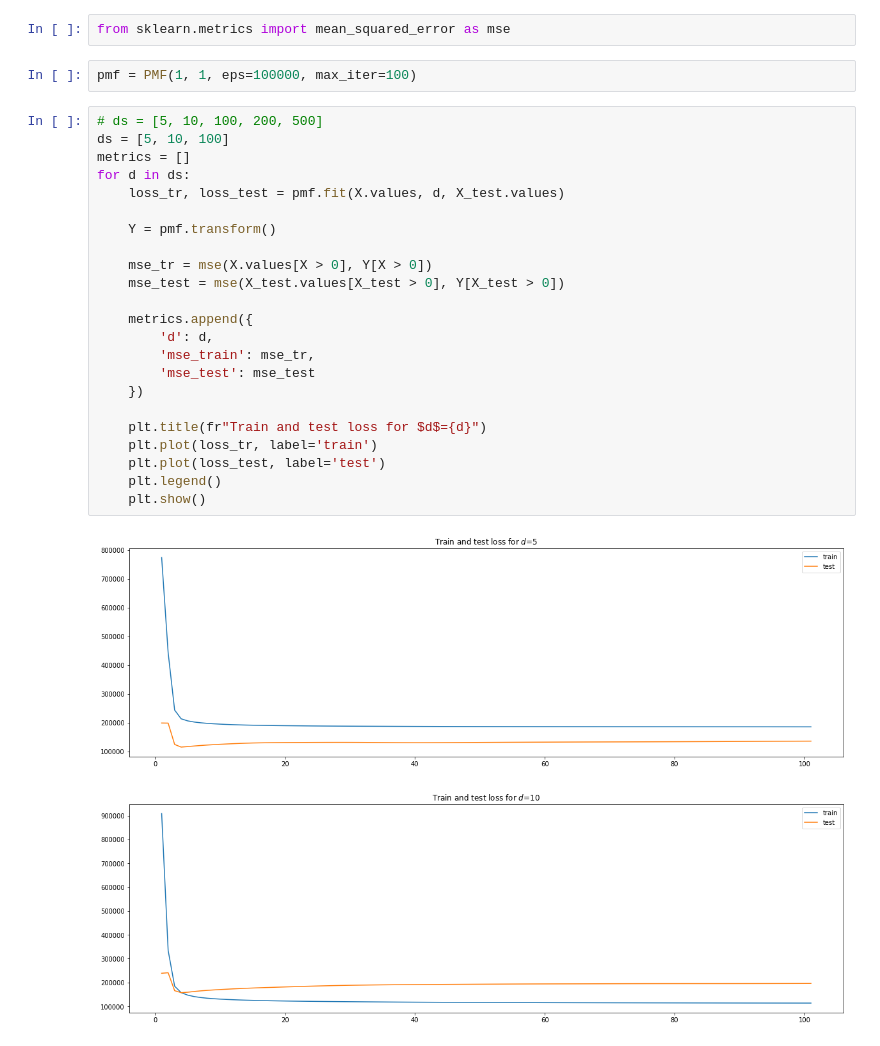
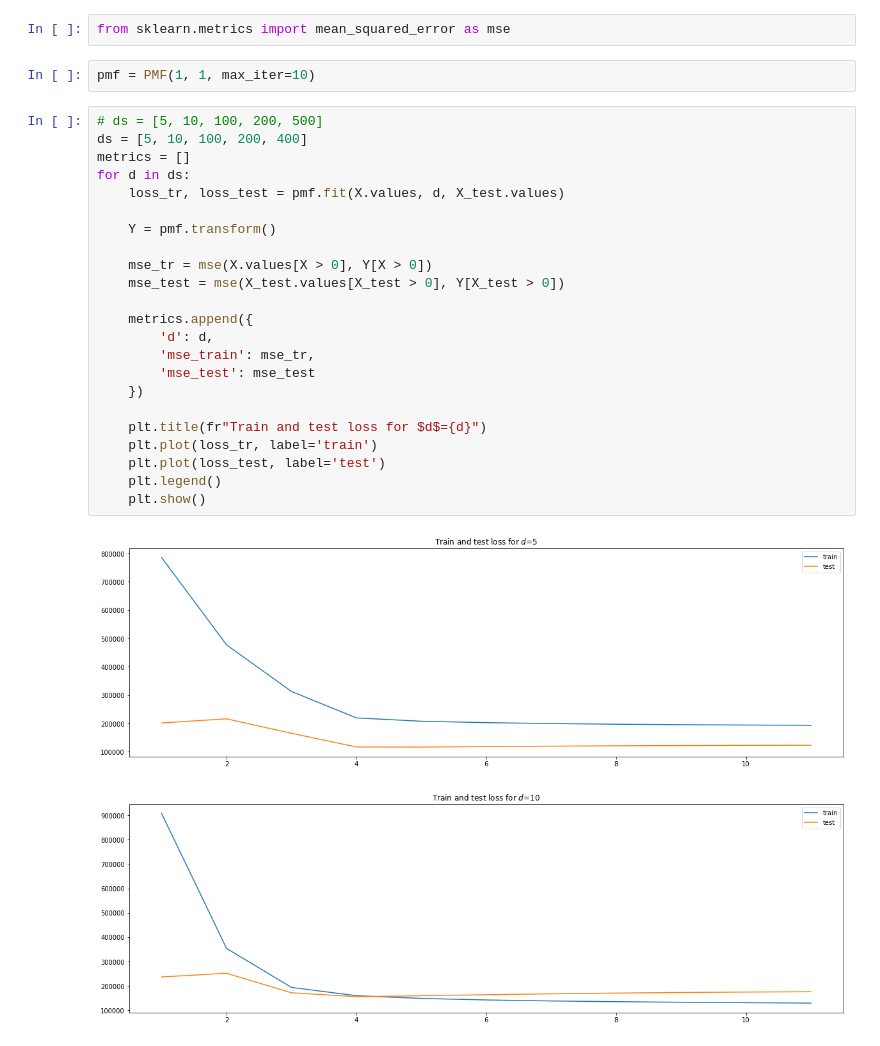
Before and after one commit to EvgeniyAzarov/ml-course, a Jupyter notebook: lab3/lab3.ipynb, the cells around one changed output. Drawn from its saved outputs; the diff is of its cells as text.

```diff
--- a/lab3/lab3.ipynb
+++ b/lab3/lab3.ipynb
@@ -346,30 +346,30 @@ X.size
 # %%
 from sklearn.metrics import mean_squared_error as mse
 # %%
-pmf = PMF(1, 1, eps=100000, max_iter=100)
+pmf = PMF(1, 1, max_iter=10)
 # %%
 # ds = [5, 10, 100, 200, 500]
-ds = [5, 10, 100]
+ds = [5, 10, 100, 200, 400]
 metrics = []
 for d in ds:
     loss_tr, loss_test = pmf.fit(X.values, d, X_test.values)
 
     Y = pmf.transform()
 
     mse_tr = mse(X.values[X > 0], Y[X > 0])
     mse_test = mse(X_test.values[X_test > 0], Y[X_test > 0])
 
     metrics.append({
         'd': d,
         'mse_train': mse_tr,
         'mse_test': mse_test
     })
 
     plt.title(fr"Train and test loss for $d$={d}")
     plt.plot(loss_tr, label='train')
     plt.plot(loss_test, label='test')
     plt.legend()
     plt.show()
 # %% [output]
-[figure, old version]
+[figure, new version]
-[figure, old version]
+[figure, new version]
```
Also changed, not shown: parts of 5 cells of this notebook.
